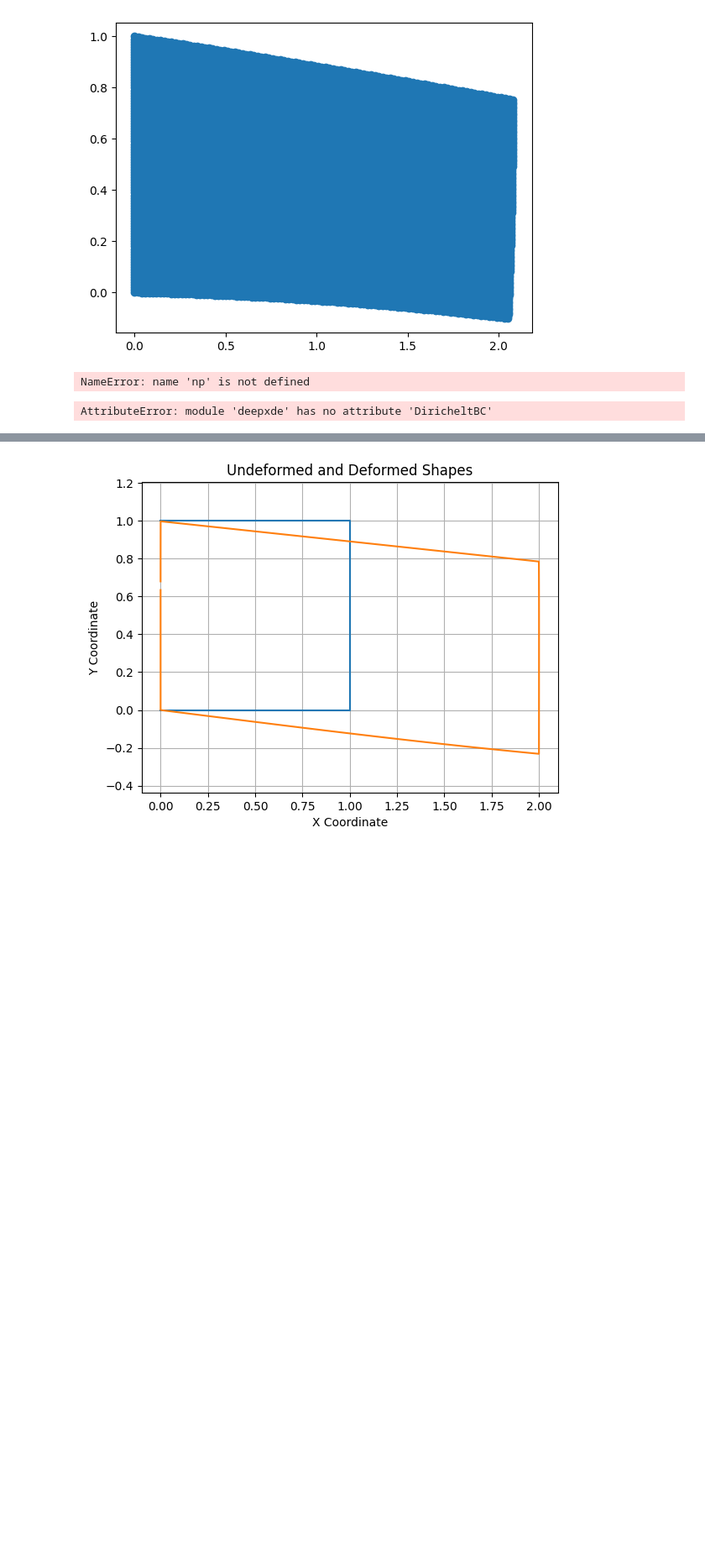
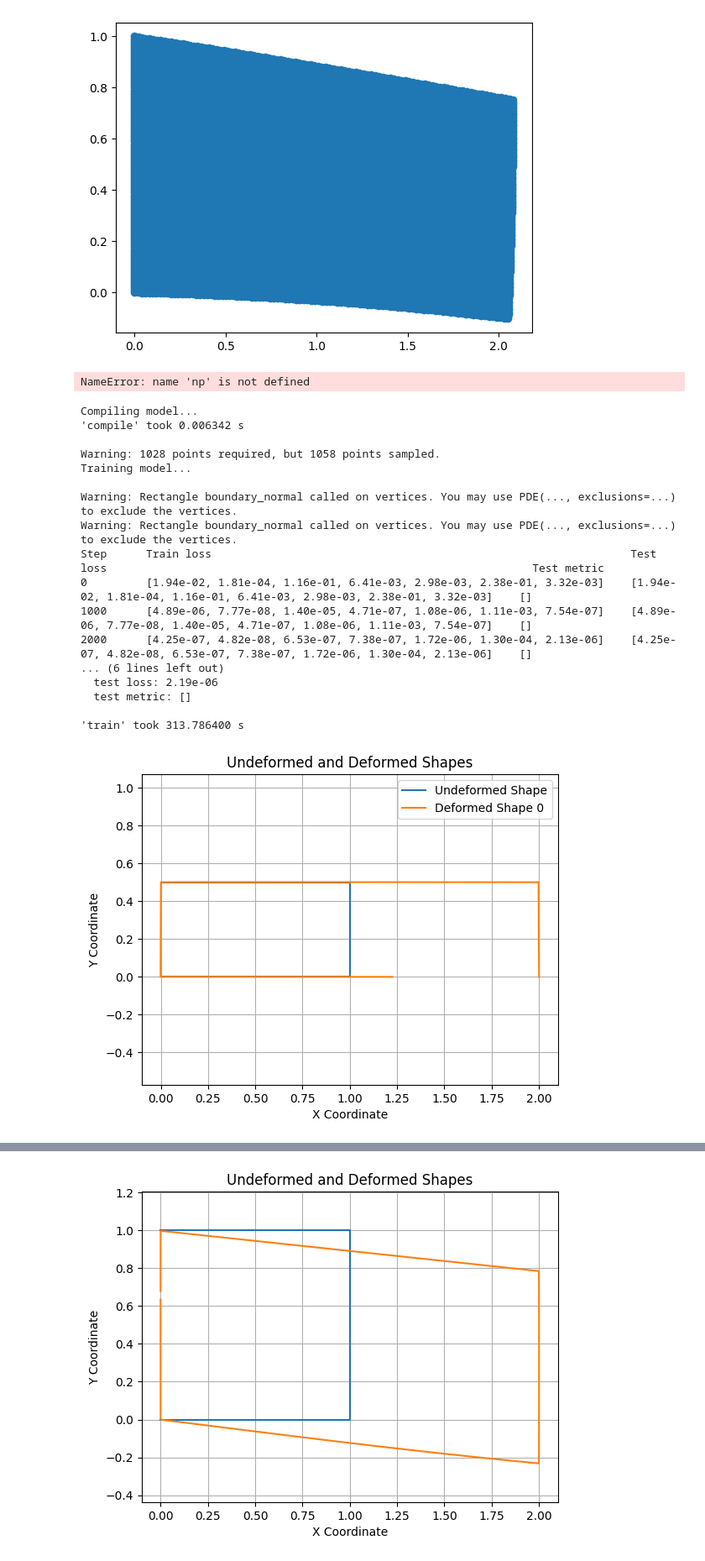
Before and after one commit to AhmadAkbariR/deepxde, a Jupyter notebook: examples/operator/elasticity-2D-AAR.ipynb, the cells around one changed output, grey strips where cells are left out. Shown at 84% size. Cells and saved outputs as stored; diff of their text form; code cells hidden in the pictures; blank space fills up the shorter version.

```diff
--- a/examples/operator/elasticity-2D-AAR.ipynb
+++ b/examples/operator/elasticity-2D-AAR.ipynb
@@ -246,33 +246,35 @@ def pde_system(x, y, u, v):
 
     return eq1, eq2
 
+# Define the geometry
+lx = 1
+ly = 0.5
+
+geom = dde.geometry.Rectangle(xmin=[0, 0], xmax=[lx, ly])
+
 # Define the boundary condition functions
-def boundary_u(x, on_boundary):
+def boundary_left(x, on_boundary):
     return on_boundary and np.isclose(x[0], 0)
 
-def boundary_v(x, on_boundary):
-    return on_boundary and np.isclose(x[0], 0)
+def boundary_right(x, on_boundary):
+    return on_boundary and np.isclose(x[0], lx)
 
-def boundary_u_1(x, on_boundary):
-    return on_boundary and np.isclose(x[0], 1)
+def boundary_top(x, on_boundary):
+    return on_boundary and np.isclose(x[1], ly)
 
-def boundary_v_1(x, on_boundary):
-    return on_boundary and np.isclose(x[1], 0.5)
-
-def boundary_v_0(x, on_boundary):
+def boundary_bottom(x, on_boundary):
     return on_boundary and np.isclose(x[1], 0)
 
-# Define the geometry
-geom = dde.geometry.Rectangle(xmin=[0, 0], xmax=[1, 0.5])
+
 
 # Define the boundary conditions using DirichletBC
-bc1 = dde.DirichletBC(geom, lambda x: 0, boundary_u, component=0)    # u(x=0, y) = 0
-bc2 = dde.DirichletBC(geom, lambda x: 0, boundary_v, component=1)    # v(x=0, y) = 0
-bc3 = dde.DirichletBC(geom, lambda x: 1, boundary_u_1, component=0)  # u(x=1, y) = 1
-bc4 = dde.DirichletBC(geom, lambda x: 0, boundary_v_0, component=1)  # v(x, y=0) = 0
-bc5 = dde.NeumannBC(geom, lambda x: 0, boundary_v_0, component=1)  #
-bc6 = dde.NeumannBC(geom, lambda x: 0, boundary_v_1, component=0)  #
-bc7 = dde.NeumannBC(geom, lambda x: 0, boundary_v_1, component=1)  #
+bc1 = dde.DirichletBC(geom, lambda x: 0, boundary_left, component=0)    # u(x=0, y) = 0
+bc2 = dde.DirichletBC(geom, lambda x: 0, boundary_left, component=1)    # v(x=0, y) = 0
+bc3 = dde.DirichletBC(geom, lambda x: 1, boundary_right, component=0)  # u(x=1, y) = 1
+bc4 = dde.DirichletBC(geom, lambda x: 0, boundary_bottom, component=1)  # v(x, y=0) = 0
+bc5 = dde.NeumannBC(geom, lambda x: 0, boundary_bottom, component=1)  #
+bc6 = dde.NeumannBC(geom, lambda x: 0, boundary_top, component=0)  #
+bc7 = dde.NeumannBC(geom, lambda x: 0, boundary_top, component=1)  #
 
 # If you want both u and v to be zero at the boundary x = 0
 # You can have something like:
@@ -311,7 +313,7 @@ plot_boundary(X_test, 'Undeformed Shape')
 # Train the model
 for i in range(1):
 
-    model.train(10000)
+    model.train(5000)
 
     # Get the predictions
 
@@ -325,31 +327,48 @@ for i in range(1):
     deformed = deform_coord(X_test, predictions)
 
     # Plotting
     plt.figure(1)
 
     # Plot deformed shape boundary
     plot_boundary(deformed, f'Deformed Shape {i}')
 
     # Scatter original and deformed points for visual reference
     #plt.scatter(X_test[:, 0], X_test[:, 1], color='blue', s=10, label='Undeformed Nodes')
     #plt.scatter(deformed[:, 0], deformed[:, 1], color='red', s=10, label='Deformed Nodes')
 
     plt.title('Undeformed and Deformed Shapes')
     plt.xlabel('X Coordinate')
     plt.ylabel('Y Coordinate')
     plt.legend()
     plt.axis('equal')  # To maintain aspect ratio
     plt.grid()
 
 
 
 
 
 plt.figure()
 def deform_coord(X_test , predictions):
     return X_test + predictions
 deformed = deform_coord(X_test , predictions)
 plt.scatter(deformed[:,0],deformed[:,1])
 plt.show()
 # %% [output]
-AttributeError: module 'deepxde' has no attribute 'DiricheltBC'
+Compiling model...
+'compile' took 0.006342 s
+
+Warning: 1028 points required, but 1058 points sampled.
+Training model...
+
+Warning: Rectangle boundary_normal called on vertices. You may use PDE(..., exclusions=...) to exclude the vertices.
+Warning: Rectangle boundary_normal called on vertices. You may use PDE(..., exclusions=...) to exclude the vertices.
+Step      Train loss                                                                Test loss                                                                 Test metric
+0         [1.94e-02, 1.81e-04, 1.16e-01, 6.41e-03, 2.98e-03, 2.38e-01, 3.32e-03]    [1.94e-02, 1.81e-04, 1.16e-01, 6.41e-03, 2.98e-03, 2.38e-01, 3.32e-03]    []
+1000      [4.89e-06, 7.77e-08, 1.40e-05, 4.71e-07, 1.08e-06, 1.11e-03, 7.54e-07]    [4.89e-06, 7.77e-08, 1.40e-05, 4.71e-07, 1.08e-06, 1.11e-03, 7.54e-07]    []
+2000      [4.25e-07, 4.82e-08, 6.53e-07, 7.38e-07, 1.72e-06, 1.30e-04, 2.13e-06]    [4.25e-07, 4.82e-08, 6.53e-07, 7.38e-07, 1.72e-06, 1.30e-04, 2.13e-06]    []
+... (6 lines left out)
+  test loss: 2.19e-06
+  test metric: []
+
+'train' took 313.786400 s
+[figure, added]
```
Also changed, not shown: parts of 1 cell of this notebook.
